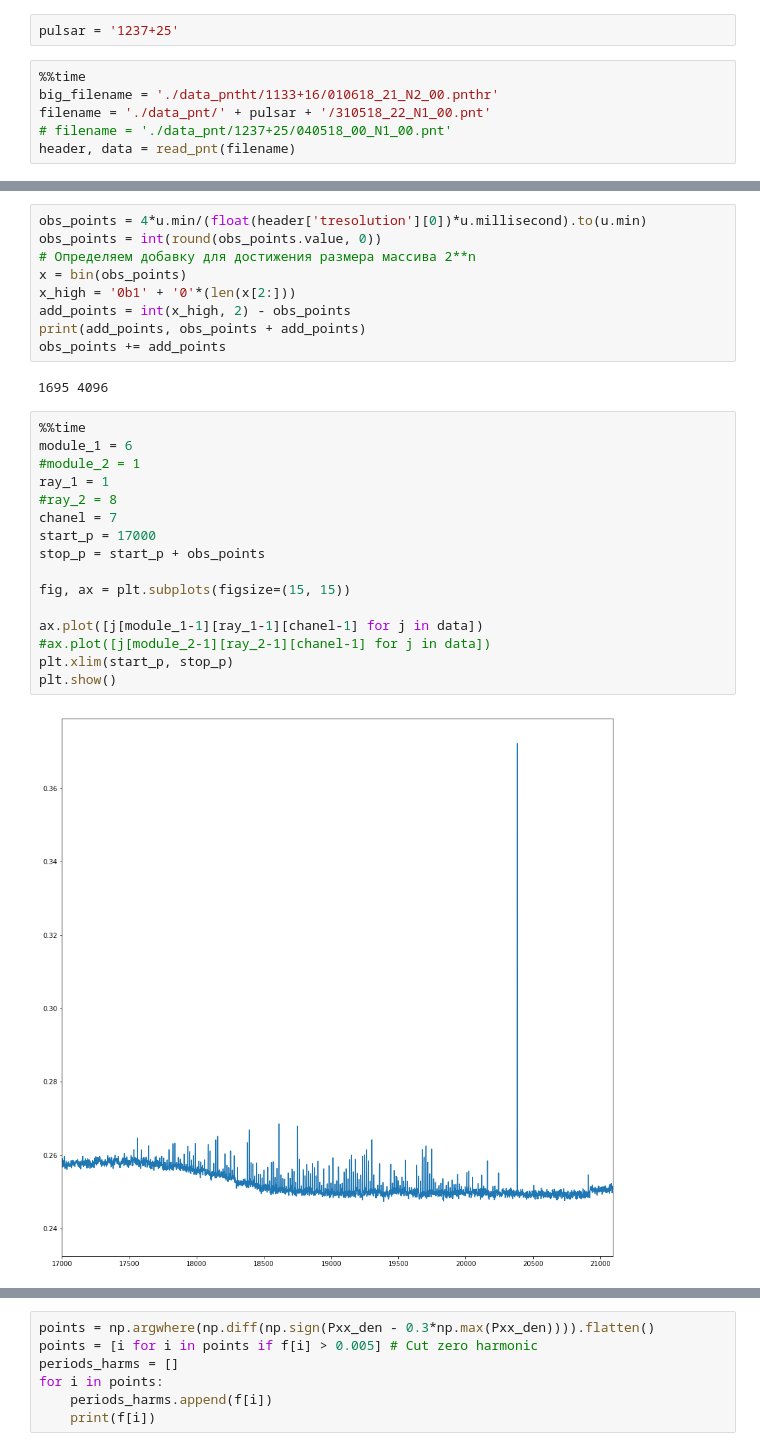
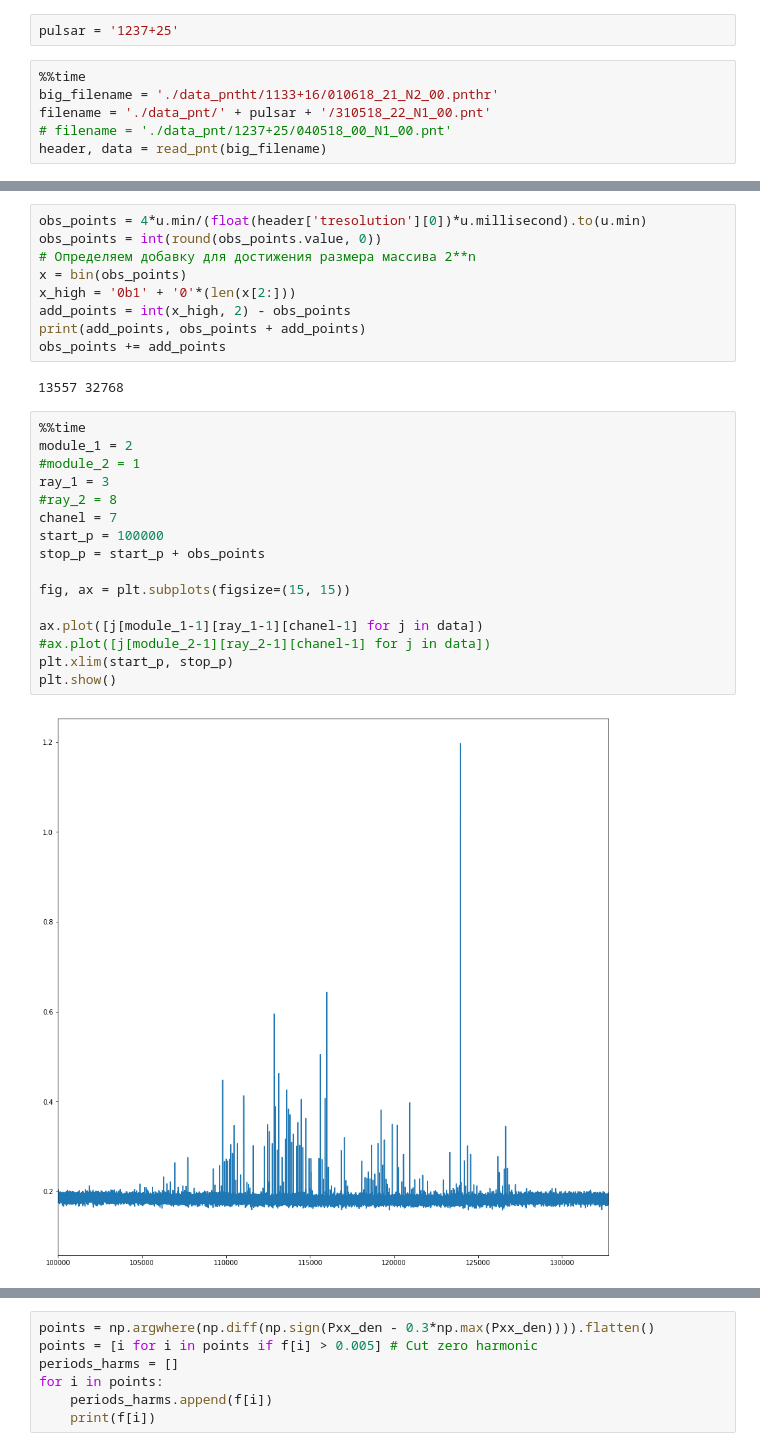
Before and after one commit to KazAndr/bsa3, a Jupyter notebook: save_part.ipynb, the cells around one changed output, grey strips where cells are left out. Saved outputs shown, nothing was run; the diff lists cells and outputs as text.

```diff
--- a/save_part.ipynb
+++ b/save_part.ipynb
@@ -33,5 +33,5 @@ pulsar = '1237+25'
 big_filename = './data_pntht/1133+16/010618_21_N2_00.pnthr'
 filename = './data_pnt/' + pulsar + '/310518_22_N1_00.pnt'
 # filename = './data_pnt/1237+25/040518_00_N1_00.pnt'
-header, data = read_pnt(filename)
+header, data = read_pnt(big_filename)
 # %% [output]
@@ -56,22 +56,22 @@ add_points = int(x_high, 2) - obs_points
 print(add_points, obs_points + add_points)
 obs_points += add_points
 # %% [output]
-1695 4096
+13557 32768
 # %%
 %%time
-module_1 = 6
+module_1 = 2
 #module_2 = 1
-ray_1 = 1
+ray_1 = 3
 #ray_2 = 8
 chanel = 7
-start_p = 17000
+start_p = 100000
 stop_p = start_p + obs_points
 
 fig, ax = plt.subplots(figsize=(15, 15))
 
 ax.plot([j[module_1-1][ray_1-1][chanel-1] for j in data])
 #ax.plot([j[module_2-1][ray_2-1][chanel-1] for j in data])
 plt.xlim(start_p, stop_p)
 plt.show()
 # %% [output]
-[figure, old version]
+[figure, new version]
```
Also changed, not shown: parts of 7 cells of this notebook, 2 other files.
